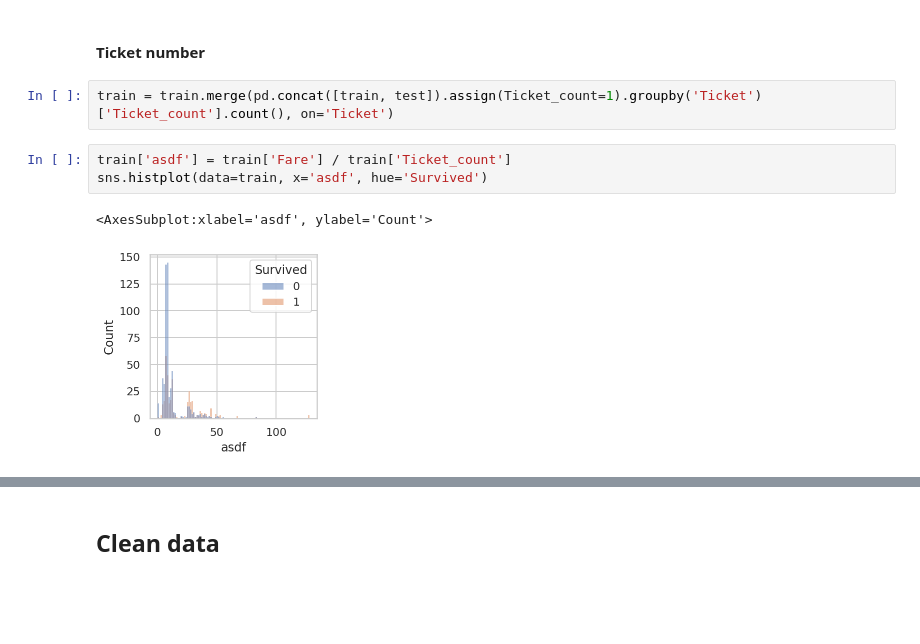
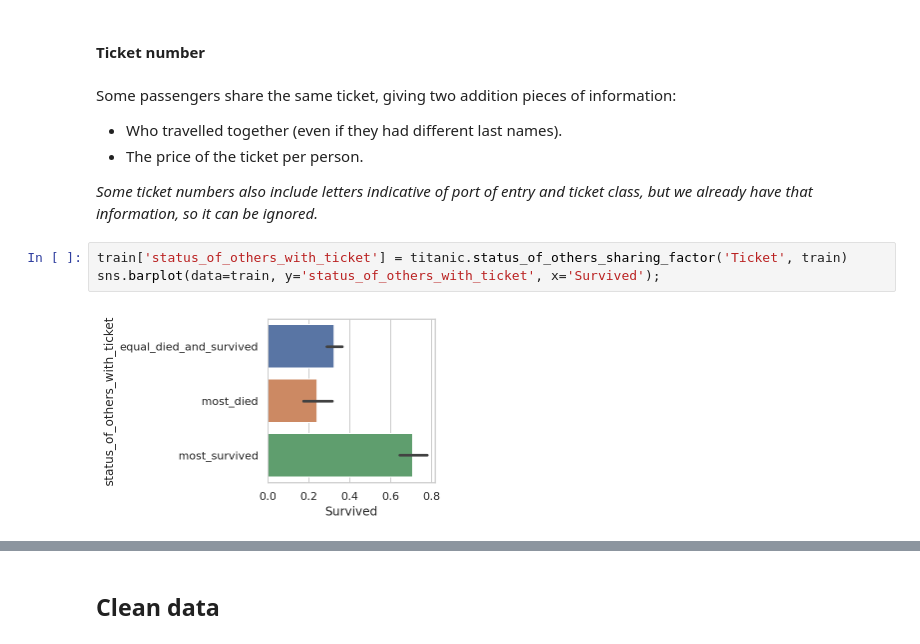
Before and after one commit to dwitvliet/kaggle-titanic, a Jupyter notebook: kaggle-titanic.ipynb, the cells around one changed output, grey strips where cells are left out. Cells and saved outputs as stored; diff of their text form; blank space fills up the shorter version.

Commit message:
Added analysis of ticket number

```diff
--- a/kaggle-titanic.ipynb
+++ b/kaggle-titanic.ipynb
@@ -250,11 +246,14 @@ sns.barplot(data=train, y='status_of_others_in_cabin', x='Survived');
 [figure]
 # %% [markdown]
 #### Ticket number
-# %%
-train = train.merge(pd.concat([train, test]).assign(Ticket_count=1).groupby('Ticket')['Ticket_count'].count(), on='Ticket')
+# %% [markdown]
+Some passengers share the same ticket, giving two addition pieces of information:
+- Who travelled together (even if they had different last names).
+- The price of the ticket per person.
+
+_Some ticket numbers also include letters indicative of port of entry and ticket class, but we already have that information, so it can be ignored._
 # %%
-train['asdf'] = train['Fare'] / train['Ticket_count']
-sns.histplot(data=train, x='asdf', hue='Survived')
+train['status_of_others_with_ticket'] = titanic.status_of_others_sharing_factor('Ticket', train)
+sns.barplot(data=train, y='status_of_others_with_ticket', x='Survived');
 # %% [output]
-<AxesSubplot:xlabel='asdf', ylabel='Count'>
-[figure, old version]
+[figure, new version]
```
Also changed, not shown: parts of 3 cells of this notebook.
